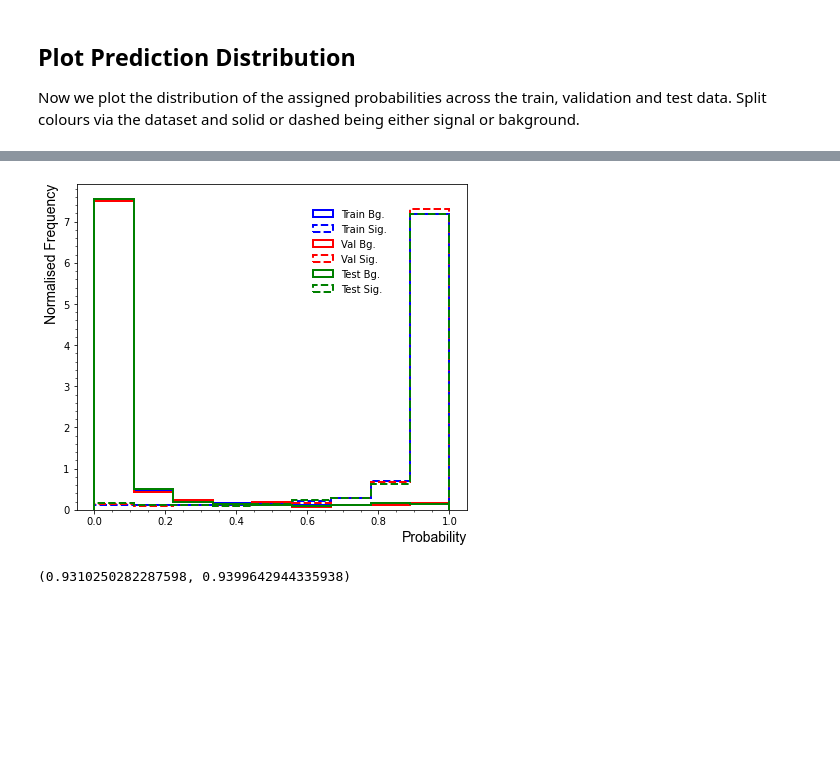
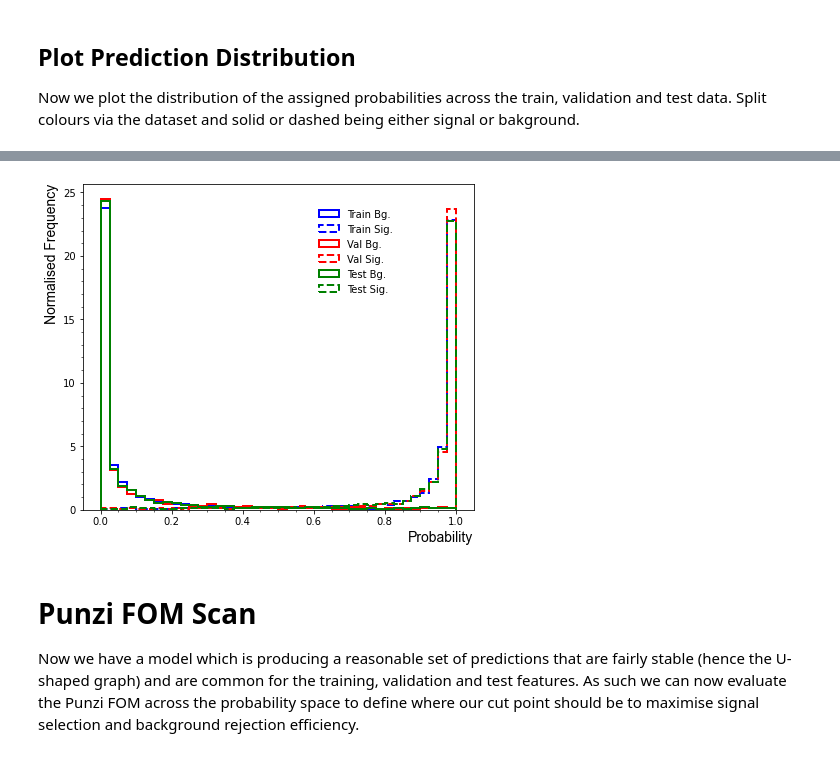
Before and after one commit to ChandlerKenworthy/Y4RareDecayProject, a Jupyter notebook: code/neural_network/model_analysis.ipynb, the cells around one changed output, grey strips where cells are left out. Cells and saved outputs as stored; diff of their text form; code cells hidden in the pictures; blank space fills up the shorter version.

```diff
--- a/code/neural_network/model_analysis.ipynb
+++ b/code/neural_network/model_analysis.ipynb
@@ -157,35 +181,33 @@ trainb = model.predict(X_train_bg)
 # %%
 import numpy as np
 from matplotlib.ticker import AutoMinorLocator
 
-bins = np.linspace(0, 1, 10)
+bins = np.linspace(0, 1, 41)
 fig, ax = plt.subplots(1, 1, figsize=(7, 6))
 ax.xaxis.set_minor_locator(AutoMinorLocator())
 ax.yaxis.set_minor_locator(AutoMinorLocator())
 
 fonts = {'fontname':'Arial'}
 
 ax.hist(trainb, bins=bins, histtype='step', label='Train Bg.', density=True, color='b', linewidth=2)
 ax.hist(trains, bins=bins, histtype='step', label='Train Sig.', density=True, linestyle='dashed', color='b', linewidth=2)
 
 ax.hist(valb, bins=bins, histtype='step', label='Val Bg.', density=True, color='r', linewidth=2)
 ax.hist(vals, bins=bins, histtype='step', label='Val Sig.', density=True, linestyle='dashed', color='r', linewidth=2)
 
 ax.hist(testb, bins=bins, histtype='step', label='Test Bg.', density=True, color='g', linewidth=2)
 ax.hist(tests, bins=bins, histtype='step', label='Test Sig.', density=True, linestyle='dashed', color='g', linewidth=2)
 
 plt.ylabel('Normalised Frequency', horizontalalignment='right', y=1.0, fontsize=14, **fonts)
 plt.xlabel('Probability', horizontalalignment='right', x=1.0, fontsize=14, **fonts)
 plt.legend(loc='upper center', bbox_to_anchor=(0.7, 0.95), ncol=1, fancybox=False, shadow=True, frameon=False)
-plt.savefig(f'v{version}_prob_dist.png')
+#plt.savefig(f'v{version}_prob_dist.png')
 plt.show()
 
 # GREEN = #008000 (BACKGROUND)
 # RED = #f40000 (SIGNAL)
 # %% [output]
-[figure, old version]
+[figure, new version]
-# %%
-history = pickle.load(open(f'train_history/v5.0.5', "rb"))
-np.max(history['binary_accuracy']), np.max(history['val_binary_accuracy'])
-# %% [output]
-(0.9310250282287598, 0.9399642944335938)
+# %% [markdown]
+# Punzi FOM Scan
+Now we have a model which is producing a reasonable set of predictions that are fairly stable (hence the U-shaped graph) and are common for the training, validation and test features. As such we can now evaluate the Punzi FOM across the probability space to define where our cut point should be to maximise signal selection and background rejection efficiency.
```
Also changed, not shown: parts of 7 cells of this notebook, 10 other files.
